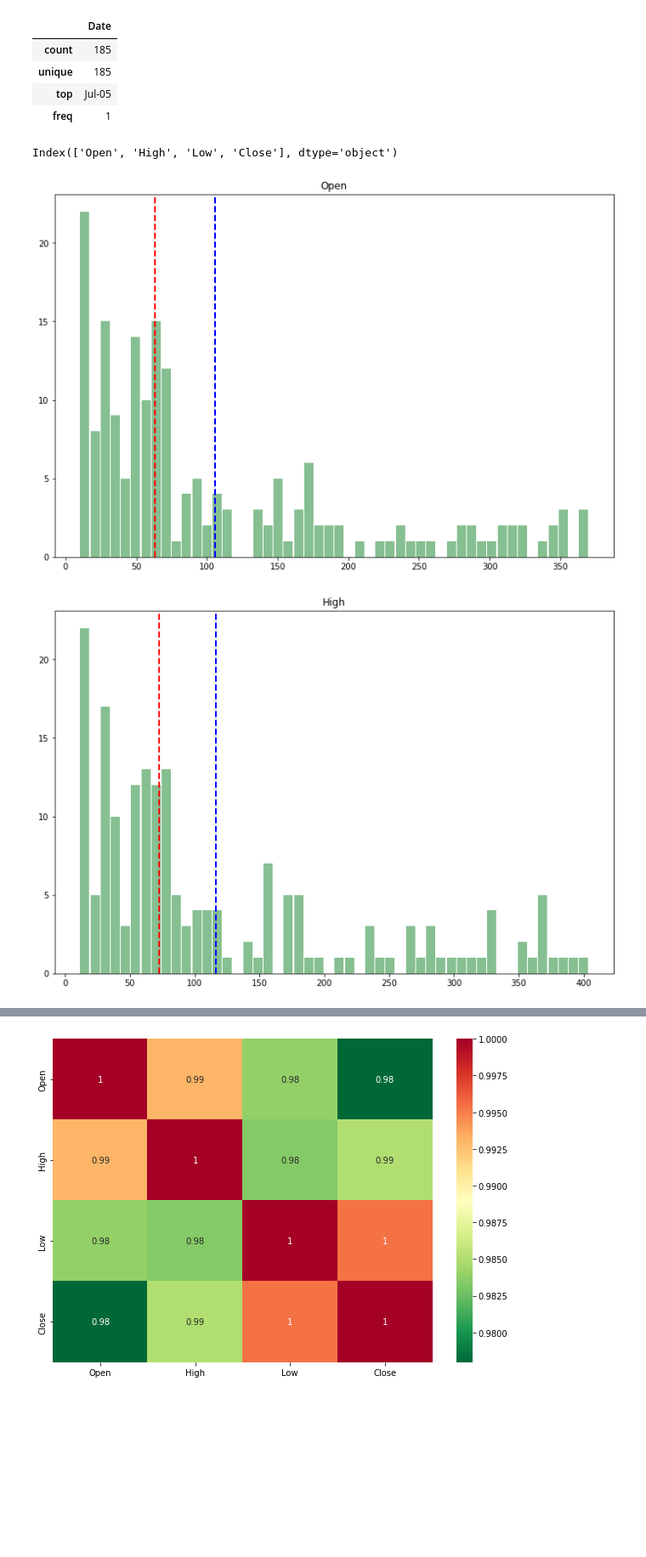
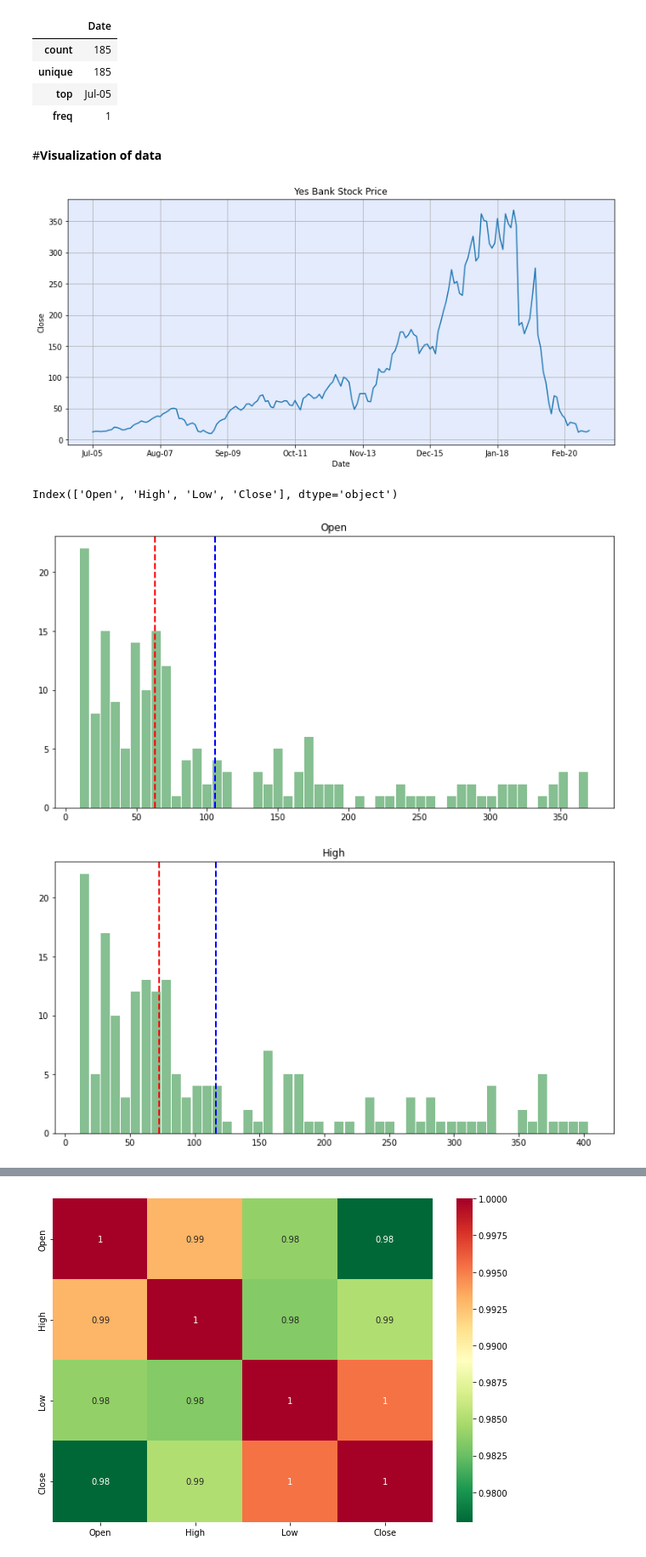
Before and after one commit to Developer-AD/Yes_Bank_Price_Prediction, a Jupyter notebook: Yes_Bank_Price_Prediction.ipynb, the cells around one changed output, grey strips where cells are left out. Shown: that part at 85% size. Cells and saved outputs as stored; diff of their text form; code cells hidden in the pictures; blank space fills up the shorter version.

```diff
--- a/Yes_Bank_Price_Prediction.ipynb
+++ b/Yes_Bank_Price_Prediction.ipynb
@@ -101,6 +101,21 @@ yes_bank.describe(include='object')
 | unique | 185 |
 | top | Jul-05 |
 | freq | 1 |
+# %% [markdown]
+#<b>Visualization of data</b>
+# %%
+# Visualize the Closing Price
+plt.figure(figsize=(13,6))
+ax = yes_bank[['Date','Close']]
+ax = ax.set_index('Date')
+ax['Close'].plot()
+plt.axes().set_facecolor("#e3ebfc")
+plt.title('Yes Bank Stock Price')
+plt.ylabel('Close')
+plt.grid()
+plt.show()
+# %% [output]
+[figure, added]
 # %%
 # List of numeric features for plot the features
 numeric_features = yes_bank.describe().columns
@@ -110,16 +125,16 @@ Index(['Open', 'High', 'Low', 'Close'], dtype='object')
 # %%
 # Plot all features.
 # plot a bar plot for each numerical feature count (except Date)
 
 for col in numeric_features:
-    fig = plt.figure(figsize=(9, 6))
+    fig = plt.figure(figsize=(12, 6))
     ax = fig.gca()
     feature = yes_bank[col]
-    feature.hist(bins=50, ax = ax , grid=False, figsize=(12,8), color='#86bf91', zorder=2, rwidth=0.9)
+    feature.hist(bins=50, ax = ax , grid=False, color='#86bf91', zorder=2, rwidth=0.9)
     ax.axvline(feature.mean(), color='blue', linestyle='dashed', linewidth=2)
     ax.axvline(feature.median(), color='red', linestyle='dashed', linewidth=2)
     ax.set_title(col)
 plt.show()
 # %% [output]
-[figure, old version]
+[figure, new version]
-[figure, old version]
+[figure, new version]
```
Also changed, not shown: parts of 65 cells of this notebook.
